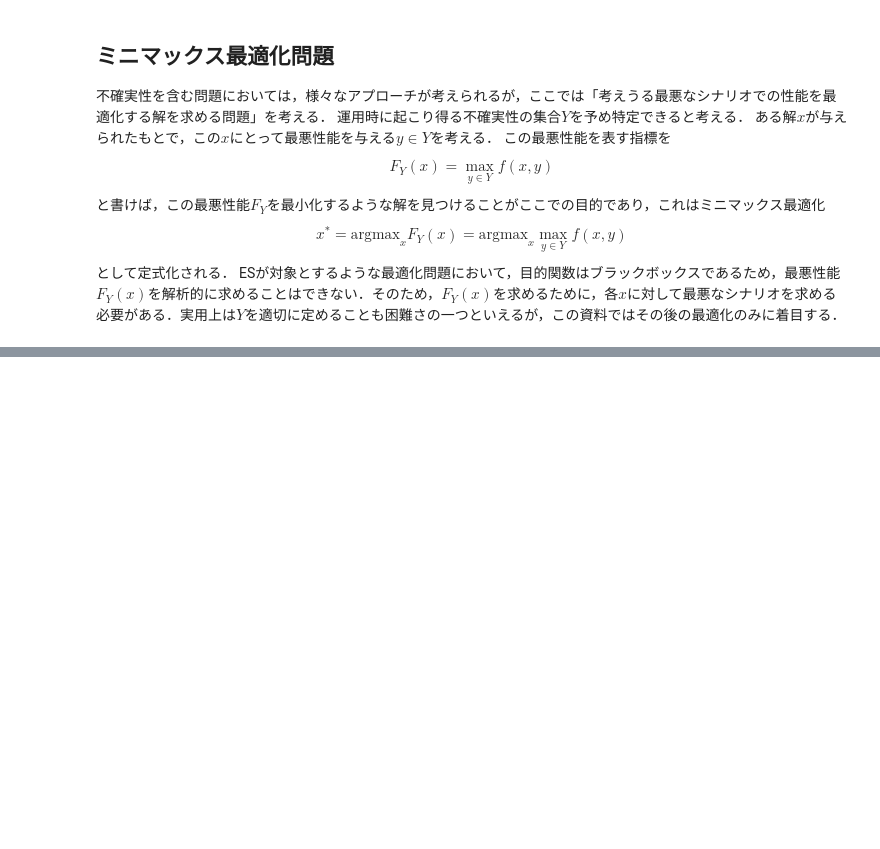
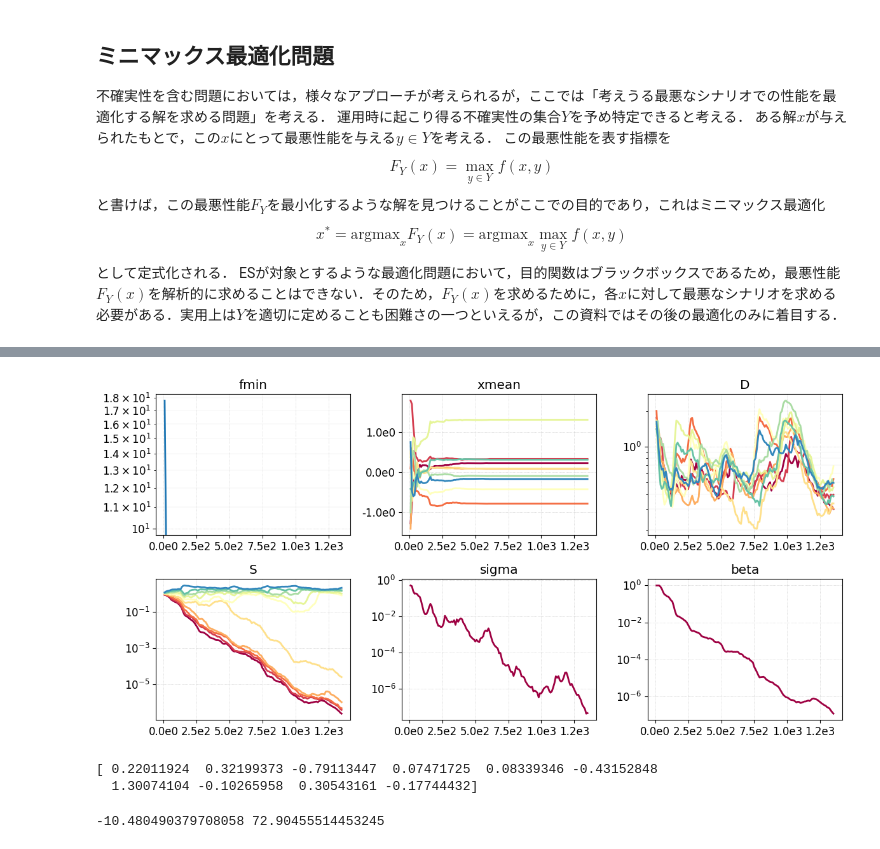
Before and after one commit to akimotolab/CMAES_Tutorial, a Jupyter notebook: a1_minmax_optimization.ipynb, the cells around one changed output, grey strips where cells are left out. Cells and saved outputs as stored; diff of their text form; code cells hidden in the pictures; blank space fills up the shorter version.

```diff
--- a/a1_minmax_optimization.ipynb
+++ b/a1_minmax_optimization.ipynb
@@ -105,0 +766,69 @@ ESが対象とするような最適化問題において，目的関数はブラ
+# %%
+# 簡単のため， x と y の次元数は等しいとする．
+N = 10
+a = c = 1.0
+b = 10.0
+
+def f(x, y):
+    return a * np.dot(x, x) + b * np.dot(x, y) - c * np.dot(y, y)
+
+def f_worst(x):
+    y = b * x / 2 / c
+    return f(x, y)
+
+# シナリオサンプル．ここでは標準正規分布からサンプリング
+M = 10
+y_array = np.random.randn(M, N)
+def f_worst_approx(x):
+    return max([f(x, y) for y in y_array])
+
+# Support for box constraint and periodic variables
+# Set np.nan, -np.inf or np.inf if no bound
+LOWER_BOUND = -5.0 * np.ones(N)
+UPPER_BOUND = 5.0 * np.ones(N)
+FLAG_PERIODIC = np.asarray([False] * N)
+period_length = (UPPER_BOUND - LOWER_BOUND) * 2.0
+period_length[FLAG_PERIODIC] /= 2.0
+period_length[np.logical_not(np.isfinite(period_length))] = np.inf
+
+def fobj(x):
+    xx = mirror(x, LOWER_BOUND, UPPER_BOUND, FLAG_PERIODIC)
+    if np.ndim(xx) == 1:
+        return np.array([f_worst_approx(xx)])
+    else:
+        return np.array([f_worst_approx(xxx) for xxx in xx])
+
+# Stopping Condition
+F_TARGET = -np.inf   # target function value
+
+# Main loop
+ddcma = DdCma(xmean0=np.random.randn(N), sigma0=np.ones(N)*2.)
+ddcma.upper_bounding_coordinate_std(period_length)
+checker = Checker(ddcma)
+logger = Logger(ddcma)
+
+issatisfied = False
+fbestsofar = np.inf
+while not issatisfied:
+    ddcma.onestep(func=fobj)
+    ddcma.upper_bounding_coordinate_std(period_length)
+    fbest = np.min(ddcma.arf)
+    fbestsofar = min(fbest, fbestsofar)
+    if fbest <= F_TARGET:
+        issatisfied, condition = True, 'ftarget'
+    else:
+        issatisfied, condition = checker()
+    if ddcma.t % 10 == 0:
+        print(ddcma.t, ddcma.neval, fbest, fbestsofar)
+        logger()
+logger(condition)
+print("Terminated with condition: " + str(condition))
+
+# Produce a figure
+fig, axdict = logger.plot()
+for key in axdict:
+    if key not in ('xmean'):
+        axdict[key].set_yscale('log')
+plt.tight_layout()
+plt.savefig(logger.prefix + '.pdf')
+# %% [output]
@@ -105,0 +852,11 @@ ESが対象とするような最適化問題において，目的関数はブラ
+[figure, added]
+# %%
+x = ddcma.xmean
+print(x)
+# %% [output]
+[ 0.22011924  0.32199373 -0.79113447  0.07471725  0.08339346 -0.43152848
+  1.30074104 -0.10265958  0.30543161 -0.17744432]
+# %%
+print(f_worst_approx(x), f_worst(x))
+# %% [output]
+-10.480490379708058 72.90455514453245
```
Also changed, not shown: parts of 11 cells of this notebook.
